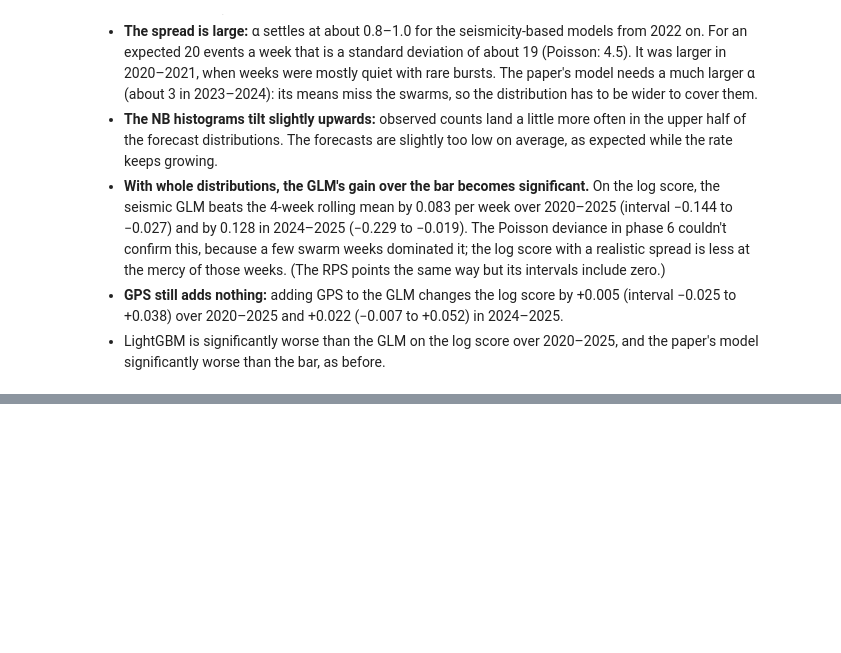
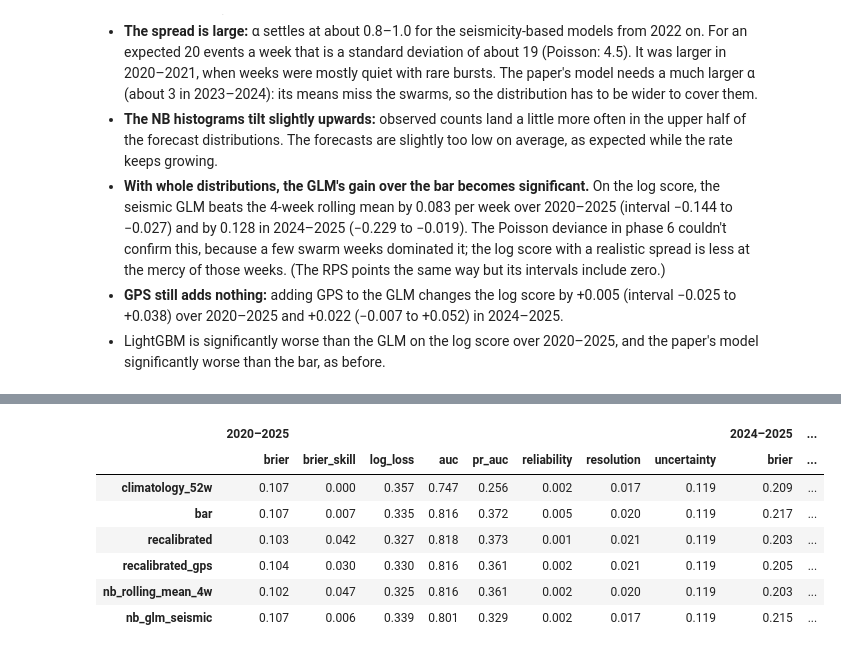
Before and after one commit to PatrickBolton/flegrei-seismicity, a Jupyter notebook: notebooks/05_evaluation.ipynb, the cells around one changed output, grey strips where cells are left out. Saved outputs shown, nothing was run; the diff lists cells and outputs as text; code cells hidden in the pictures; blank space fills up the shorter version.

```diff
--- a/notebooks/05_evaluation.ipynb
+++ b/notebooks/05_evaluation.ipynb
@@ -146,0 +164,27 @@ pd.concat({f"{score}, {p}": pd.DataFrame({label: paired_difference(dist[a]["NB"]
+# %%
+from src.evaluation import (nb_probability_at_least_one, probability_report, recalibrate, walk_forward)
+from src.models import share_large
+
+hist = table.loc["2017-01-02":TEST_END]
+share = walk_forward(table, lambda history, current: share_large(history), "2017-01-02", TEST_END)
+probs = main["probs"].copy()
+for name in ["rolling_mean_4w", "glm_seismic"]:
+    alpha = rolling_dispersion(hist["count"], counts[name], "2017-01-02").reindex(counts.index).bfill()
+    probs[f"nb_{name}"] = nb_probability_at_least_one(counts[name], share, alpha)
+raw_names = list(probs.columns)
+for name in raw_names:
+    probs[f"{name}+recal"] = recalibrate(probs[name], hist["has_large"], TEST_START)
+probs = probs.loc[TEST_START:]
+
+report = {p: probability_report(test["has_large"][m], {n: probs[n][m] for n in raw_names}, "climatology_52w")
+          for p, m in periods.items()}
+pd.concat(report, axis=1).round(3)
+# %% [output]
+|  | 2020–2025 |  |  |  |  |  |  |  | 2024–2025 | ... |
+|  | brier | brier_skill | log_loss | auc | pr_auc | reliability | resolution | uncertainty | brier | ... |
+| climatology_52w | 0.107 | 0.000 | 0.357 | 0.747 | 0.256 | 0.002 | 0.017 | 0.119 | 0.209 | ... |
+| bar | 0.107 | 0.007 | 0.335 | 0.816 | 0.372 | 0.005 | 0.020 | 0.119 | 0.217 | ... |
+| recalibrated | 0.103 | 0.042 | 0.327 | 0.818 | 0.373 | 0.001 | 0.021 | 0.119 | 0.203 | ... |
+| recalibrated_gps | 0.104 | 0.030 | 0.330 | 0.816 | 0.361 | 0.002 | 0.021 | 0.119 | 0.205 | ... |
+| nb_rolling_mean_4w | 0.102 | 0.047 | 0.325 | 0.816 | 0.361 | 0.002 | 0.020 | 0.119 | 0.203 | ... |
+| nb_glm_seismic | 0.107 | 0.006 | 0.339 | 0.801 | 0.329 | 0.002 | 0.017 | 0.119 | 0.215 | ... |
```
Also changed, not shown: parts of 6 cells of this notebook, 1 other file.
